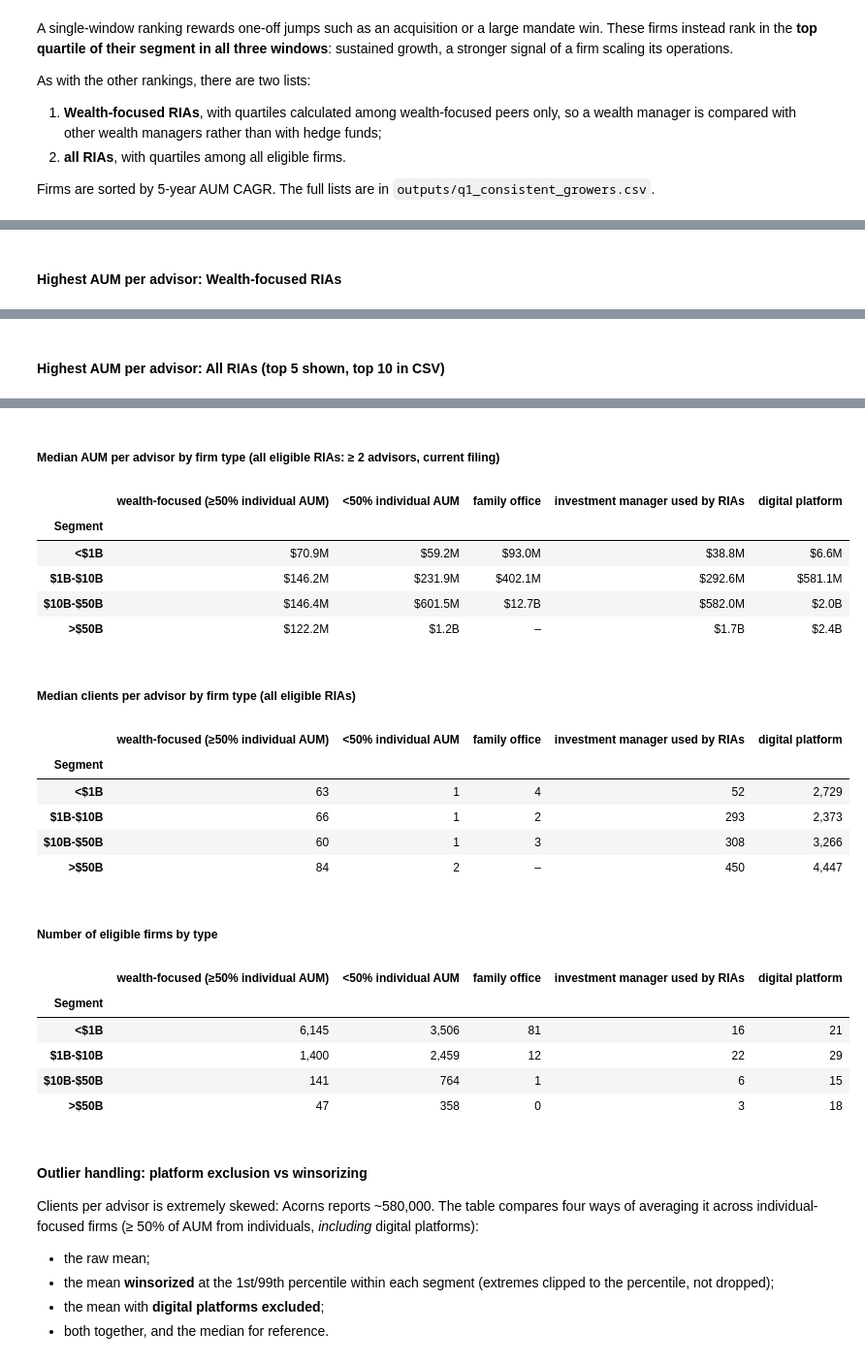
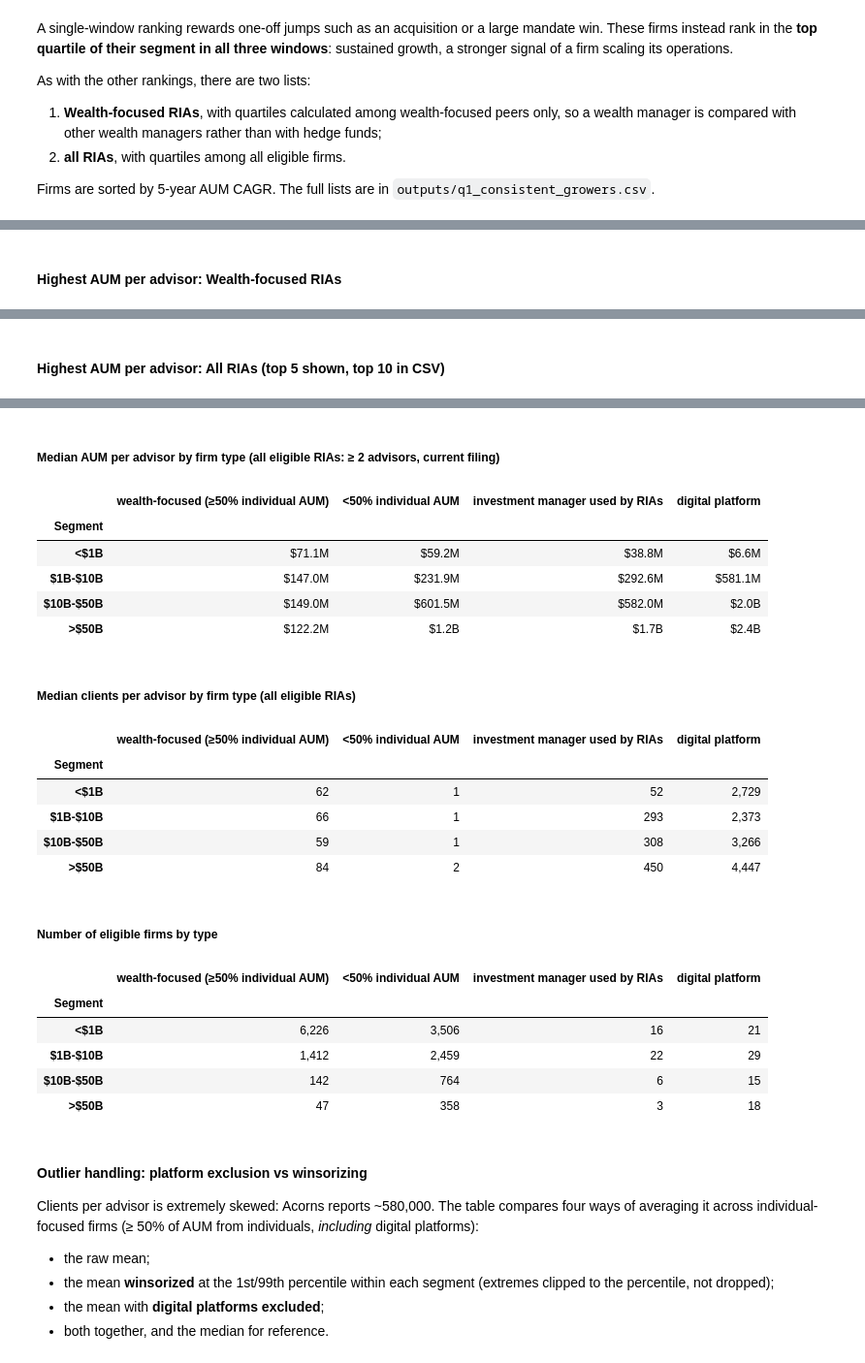
Before and after one commit to sayrest44/nevis-adv-analysis, a Jupyter notebook: nevis-adv-analysis.ipynb, the cells around one changed output, grey strips where cells are left out. Shown at 97% size. Saved outputs shown, nothing was run; the diff lists cells and outputs as text; code cells hidden in the pictures.

```diff
--- a/nevis-adv-analysis.ipynb
+++ b/nevis-adv-analysis.ipynb
@@ -183,7 +181,7 @@ LABELS = {
     "firms": "Firms", "total_aum": "Total AUM", "median_aum": "Median AUM", "median_advisors": "Median advisors",
     "median_aum_per_advisor": "Median AUM / advisor", "median_clients": "Median clients",
     "wealth_focused_firms": "Wealth-focused firms", "digital_platforms": "Digital platforms",
-    "investment_managers": "Investment managers", "family_offices": "Family offices",
+    "investment_managers": "Investment managers used by RIAs",
     "share_of_firms": "Share of firms", "share_of_aum": "Share of AUM", "wealth_focused_share": "Wealth-focused share",
     "aum_zero": "AUM = 0", "advisors_zero": "Advisors = 0", "fewer_than_5_imputed": "'<5 clients' imputed",
     "c5_invalid": "5C(1) errors", "stale_filings": "Stale filings", "location_filled": "Location filled",
@@ -835,9 +842,9 @@ q2.to_csv(OUT / "q2_capacity_strained.csv", index=False)
 
 WEALTH_LABEL, OTHER_LABEL = "wealth-focused (≥50% individual AUM)", "<50% individual AUM"
 cap["firm_type"] = np.select(
-    [cap["digital_platform"], cap["investment_manager"], cap["family_office"], cap["wealth_focused"]],
-    ["digital platform", "investment manager used by RIAs", "family office", WEALTH_LABEL], OTHER_LABEL)
-TYPE_ORDER = [WEALTH_LABEL, OTHER_LABEL, "family office", "investment manager used by RIAs", "digital platform"]
+    [cap["digital_platform"], cap["investment_manager"], cap["wealth_focused"]],
+    ["digital platform", "investment manager used by RIAs", WEALTH_LABEL], OTHER_LABEL)
+TYPE_ORDER = [WEALTH_LABEL, OTHER_LABEL, "investment manager used by RIAs", "digital platform"]
 by_type = lambda values, how: cap.pivot_table(index="segment", columns="firm_type", values=values, aggfunc=how,
                                                observed=False)[TYPE_ORDER].rename_axis(columns=None)
 medians = pd.concat({"aum_per_advisor": by_type("aum_per_advisor", "median"),
@@ -862,53 +869,53 @@ show(fmt(by_type("crd", "count"), int_cols=TYPE_ORDER))
 |  | 7 | 801-55922 | Blume Capital Management | Berkeley | CA | $856.6M | 2 | $428.3M | 244 | ... |
 |  | 8 | 801-107297 | Bason Asset Management | Lakewood | CO | $848.8M | 2 | $424.4M | 139 | ... |
 |  | 9 | 801-67835 | Shulman Demeo Asset Management | Lake Success | NY | $815.4M | 2 | $407.7M | 356 | ... |
 |  | 10 | 801-113934 | Kozak & Tripp Private Asset Manag... | Highlands Ranch | CO | $813.4M | 2 | $406.7M | 791 | ... |
 | ... | ... | ... | ... | ... | ... | ... | ... | ... | ... | ... |
 |  | 6 | 801-115278 | Ieq Capital | Foster City | CA | $56.8B | 193 | $294.1M | 2,309 | ... |
 |  | 7 | 801-688 | William Blair & Company | Chicago | IL | $64.3B | 231 | $278.3M | 38,171 | ... |
 |  | 8 | 801-124978 | Corient | Miami | FL | $165.3B | 620 | $266.5M | 26,586 | ... |
 |  | 9 | 801-43144 | Savant Wealth Management | Rockford | IL | $55.6B | 238 | $233.6M | 24,034 | ... |
 |  | 10 | 801-58104 | MAI Capital Management | Cleveland | OH | $52.1B | 230 | $226.5M | 16,267 | ... |
 #### Highest AUM per advisor: All RIAs (top 5 shown, top 10 in CSV)
 |  |  | SEC # | Firm | City | State | AUM | Advisors | AUM / advisor | Clients | ... |
 | Segment | Rank |  |  |  |  |  |  |  |  | ... |
 | <$1B | 1 | 801-74976 | Morris & Wells Wealth Management | Charlottesville | VA | $987.9M | 2 | $494.0M | 298 | ... |
 |  | 2 | 801-55966 | Semper Augustus Investments Group | Highlands Ranch | CO | $982.2M | 2 | $491.1M | 269 | ... |
 |  | 3 | 801-129159 | Intertide Partners | Chicago | IL | $971.4M | 2 | $485.7M | 4 | ... |
 |  | 4 | 801-73636 | Corsair Capital Management | New York | NY | $957.0M | 2 | $478.5M | 6 | ... |
 |  | 5 | 801-110032 | Slow Capital | Greenbrae | CA | $953.3M | 2 | $476.6M | 100 | ... |
 | $1B-$10B | 1 | 801-113285 | Glacier Peak Capital Management | Chatham | NJ | $9.9B | 2 | $4.9B | 5 | ... |
 |  | 2 | 801-100429 | Human Interest Advisors | San Francisco | CA | $8.1B | 2 | $4.1B | 831,446 | ... |
 |  | 3 | 801-61673 | Pacific Heights Asset Management | San Francisco | CA | $7.3B | 2 | $3.6B | 5 | ... |
 |  | 4 | 801-58213 | Provident Trust Company | Waukesha | WI | $6.9B | 2 | $3.4B | 1,037 | ... |
 |  | 5 | 801-123060 | Imperial Fund Asset Management | Fort Lauderdale | FL | $6.8B | 2 | $3.4B | 91 | ... |
 | ... | ... | ... | ... | ... | ... | ... | ... | ... | ... | ... |
 | >$50B | 1 | 801-11953 | Vanguard Group | Malvern | PA | $11.1T | 19 | $583.8B | 228 | ... |
 |  | 2 | 801-58237 | Allspring Funds Management | Charlotte | NC | $324.7B | 3 | $108.2B | 10,118 | ... |
 |  | 3 | 801-67411 | Franklin Templeton Private Portfo... | New York | NY | $139.9B | 2 | $69.9B | 179,738 | ... |
 |  | 4 | 801-132361 | Taula Capital Management (DIFC) | St Helier | – | $210.9B | 4 | $52.7B | 4 | ... |
 |  | 5 | 801-61117 | Geode Capital Management | Boston | MA | $1.7T | 37 | $46.9B | 175 | ... |
 ##### Median AUM per advisor by firm type (all eligible RIAs: ≥ 2 advisors, current filing)
-|  | wealth-focused (≥50% individual AUM) | <50% individual AUM | family office | investment manager used by RIAs | digital platform |
-| Segment |  |  |  |  |  |
-| <$1B | $70.9M | $59.2M | $93.0M | $38.8M | $6.6M |
-| $1B-$10B | $146.2M | $231.9M | $402.1M | $292.6M | $581.1M |
-| $10B-$50B | $146.4M | $601.5M | $12.7B | $582.0M | $2.0B |
-| >$50B | $122.2M | $1.2B | – | $1.7B | $2.4B |
+|  | wealth-focused (≥50% individual AUM) | <50% individual AUM | investment manager used by RIAs | digital platform |
+| Segment |  |  |  |  |
+| <$1B | $71.1M | $59.2M | $38.8M | $6.6M |
+| $1B-$10B | $147.0M | $231.9M | $292.6M | $581.1M |
+| $10B-$50B | $149.0M | $601.5M | $582.0M | $2.0B |
+| >$50B | $122.2M | $1.2B | $1.7B | $2.4B |
 ##### Median clients per advisor by firm type (all eligible RIAs)
-|  | wealth-focused (≥50% individual AUM) | <50% individual AUM | family office | investment manager used by RIAs | digital platform |
-| Segment |  |  |  |  |  |
-| <$1B | 63 | 1 | 4 | 52 | 2,729 |
-| $1B-$10B | 66 | 1 | 2 | 293 | 2,373 |
-| $10B-$50B | 60 | 1 | 3 | 308 | 3,266 |
-| >$50B | 84 | 2 | – | 450 | 4,447 |
+|  | wealth-focused (≥50% individual AUM) | <50% individual AUM | investment manager used by RIAs | digital platform |
+| Segment |  |  |  |  |
+| <$1B | 62 | 1 | 52 | 2,729 |
+| $1B-$10B | 66 | 1 | 293 | 2,373 |
+| $10B-$50B | 59 | 1 | 308 | 3,266 |
+| >$50B | 84 | 2 | 450 | 4,447 |
 ##### Number of eligible firms by type
-|  | wealth-focused (≥50% individual AUM) | <50% individual AUM | family office | investment manager used by RIAs | digital platform |
-| Segment |  |  |  |  |  |
-| <$1B | 6,145 | 3,506 | 81 | 16 | 21 |
-| $1B-$10B | 1,400 | 2,459 | 12 | 22 | 29 |
-| $10B-$50B | 141 | 764 | 1 | 6 | 15 |
-| >$50B | 47 | 358 | 0 | 3 | 18 |
+|  | wealth-focused (≥50% individual AUM) | <50% individual AUM | investment manager used by RIAs | digital platform |
+| Segment |  |  |  |  |
+| <$1B | 6,226 | 3,506 | 16 | 21 |
+| $1B-$10B | 1,412 | 2,459 | 22 | 29 |
+| $10B-$50B | 142 | 764 | 6 | 15 |
+| >$50B | 47 | 358 | 3 | 18 |
 # %% [markdown]
 #### Outlier handling: platform exclusion vs winsorizing
 Clients per advisor is extremely skewed: Acorns reports ~580,000. The table compares four ways of averaging it across
```
Also changed, not shown: parts of 20 cells of this notebook.
